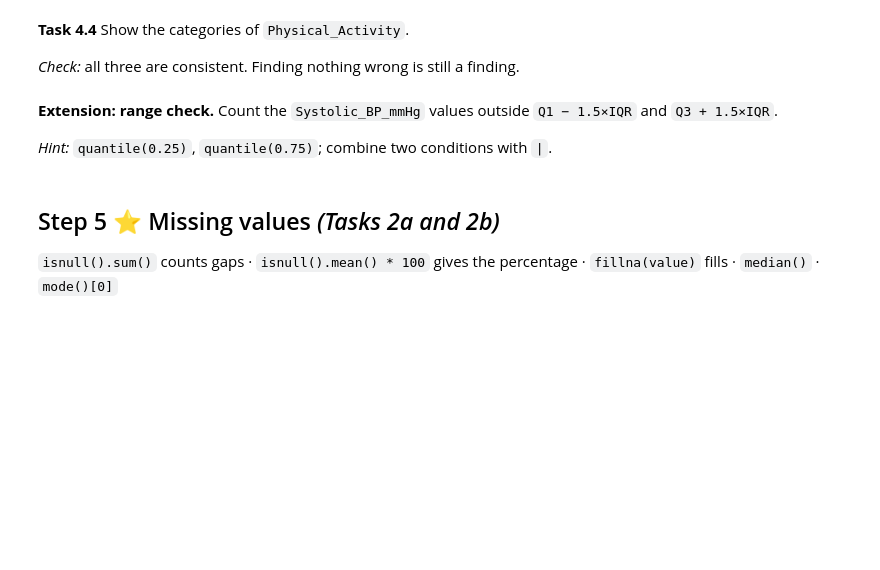
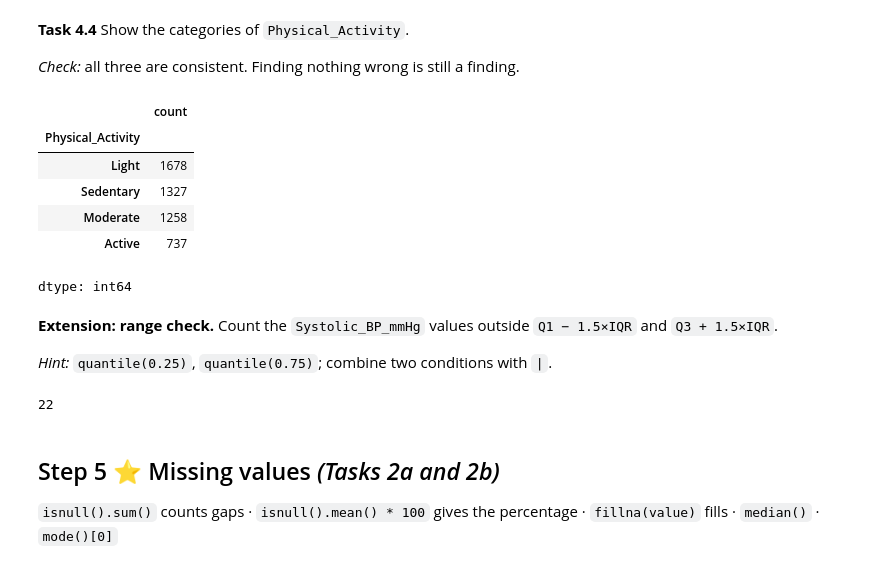
Before and after one commit to Jeyaprabakar01/programming_for_data_analysis_workshop_4_27_10_2026, a Jupyter notebook: Workshop_4_27_10_2026.ipynb, the cells around one changed output. Saved outputs shown, nothing was run; the diff lists cells and outputs as text; code cells hidden in the pictures; blank space fills up the shorter version.

Commit message:
Checked duplicates and categories; handled missing values

```diff
--- a/Workshop_4_27_10_2026.ipynb
+++ b/Workshop_4_27_10_2026.ipynb
@@ -349,3 +362,13 @@ df[['Systolic_BP_mmHg', 'BMI']].agg(['median', 'min', 'max'])
+# %%
+df['Physical_Activity'].value_counts(dropna=False)
+# %% [output]
+|  | count |
+| Physical_Activity |  |
+| Light | 1678 |
+| Sedentary | 1327 |
+| Moderate | 1258 |
+| Active | 737 |
+dtype: int64
 # %% [markdown]
 **Extension: range check.** Count the `Systolic_BP_mmHg` values outside `Q1 − 1.5×IQR` and `Q3 + 1.5×IQR`.
 
@@ -358,3 +376,13 @@ iqr = ...
+# %%
+q1 = df['Systolic_BP_mmHg'].quantile(0.25)
+q3 = df['Systolic_BP_mmHg'].quantile(0.75)
+iqr = q3 - q1
+
+lower = q1 - 1.5 * iqr
+upper = q3 + 1.5 * iqr
+len(df[(df['Systolic_BP_mmHg'] < lower) | (df['Systolic_BP_mmHg'] > upper)])
+# %% [output]
+22
 # %% [markdown]
 ## Step 5 ⭐ Missing values  *(Tasks 2a and 2b)*
 `isnull().sum()` counts gaps · `isnull().mean() * 100` gives the percentage · `fillna(value)` fills · `median()` · `mode()[0]`
```
Also changed, not shown: parts of 19 cells of this notebook.
